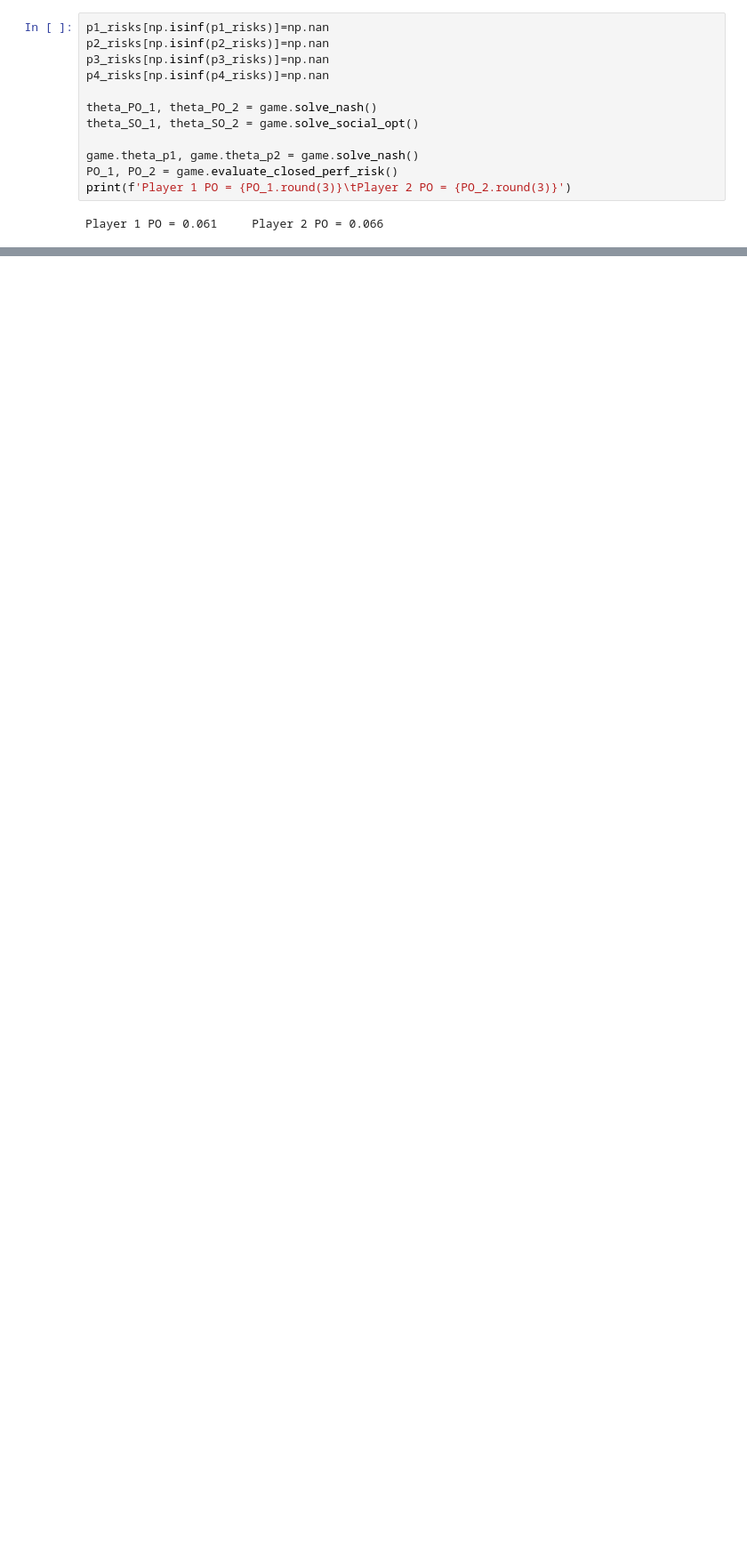
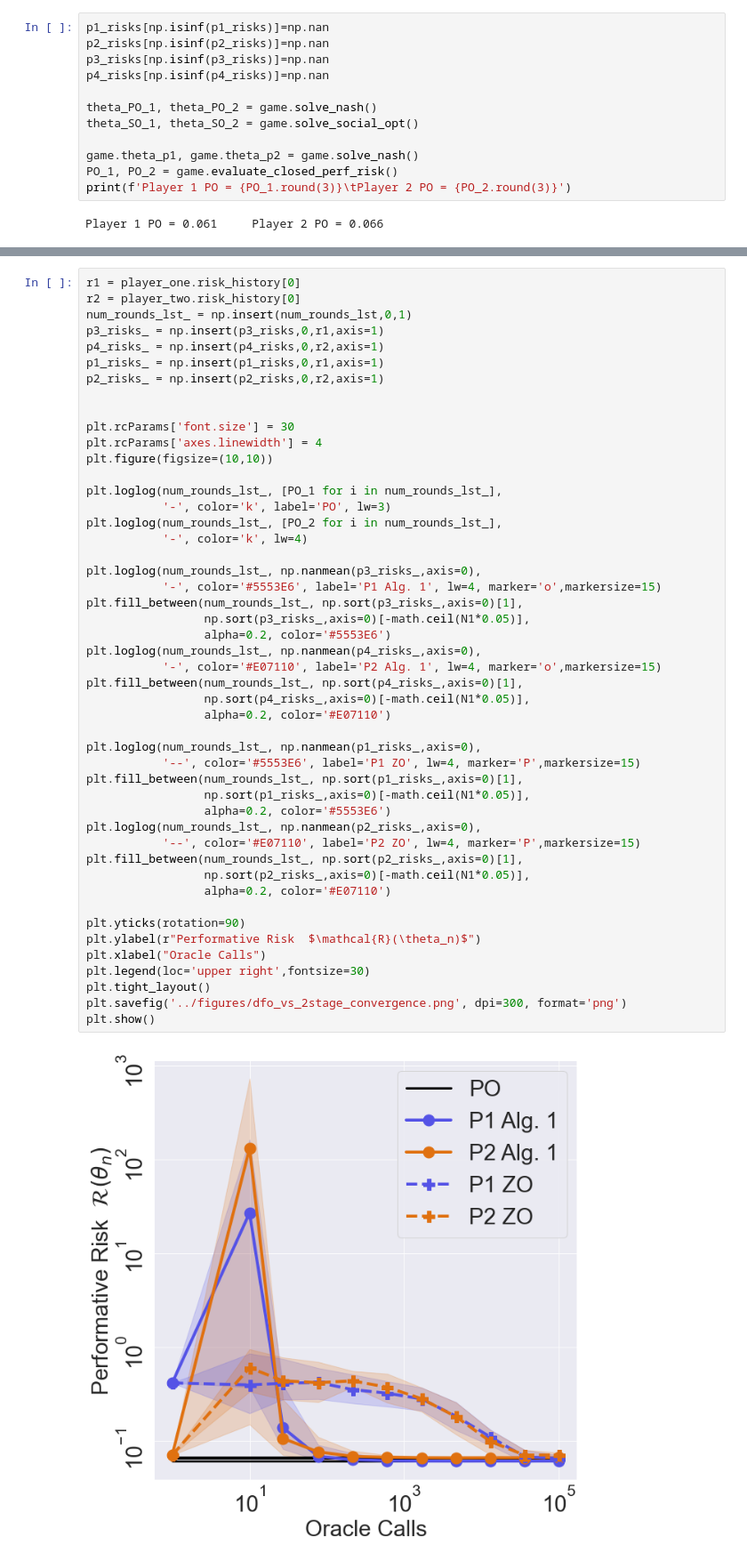
Before and after one commit to evanjfaulkner/DD-Games, a Jupyter notebook: Notebooks/fig1a.ipynb, the cells around one changed output, grey strips where cells are left out. Shown at 89% size. Cells and saved outputs as stored; diff of their text form; blank space fills up the shorter version.

```diff
--- a/Notebooks/fig1a.ipynb
+++ b/Notebooks/fig1a.ipynb
@@ -176,0 +177,50 @@ plt.show()
+# %%
+r1 = player_one.risk_history[0]
+r2 = player_two.risk_history[0]
+num_rounds_lst_ = np.insert(num_rounds_lst,0,1)
+p3_risks_ = np.insert(p3_risks,0,r1,axis=1)
+p4_risks_ = np.insert(p4_risks,0,r2,axis=1)
+p1_risks_ = np.insert(p1_risks,0,r1,axis=1)
+p2_risks_ = np.insert(p2_risks,0,r2,axis=1)
+
+
+plt.rcParams['font.size'] = 30
+plt.rcParams['axes.linewidth'] = 4
+plt.figure(figsize=(10,10))
+
+plt.loglog(num_rounds_lst_, [PO_1 for i in num_rounds_lst_],
+           '-', color='k', label='PO', lw=3)
+plt.loglog(num_rounds_lst_, [PO_2 for i in num_rounds_lst_],
+           '-', color='k', lw=4)
+
+plt.loglog(num_rounds_lst_, np.nanmean(p3_risks_,axis=0),
+           '-', color='#5553E6', label='P1 Alg. 1', lw=4, marker='o',markersize=15)
+plt.fill_between(num_rounds_lst_, np.sort(p3_risks_,axis=0)[1],
+                 np.sort(p3_risks_,axis=0)[-math.ceil(N1*0.05)],
+                 alpha=0.2, color='#5553E6')
+plt.loglog(num_rounds_lst_, np.nanmean(p4_risks_,axis=0),
+           '-', color='#E07110', label='P2 Alg. 1', lw=4, marker='o',markersize=15)
+plt.fill_between(num_rounds_lst_, np.sort(p4_risks_,axis=0)[1],
+                 np.sort(p4_risks_,axis=0)[-math.ceil(N1*0.05)],
+                 alpha=0.2, color='#E07110')
+
+plt.loglog(num_rounds_lst_, np.nanmean(p1_risks_,axis=0),
+           '--', color='#5553E6', label='P1 ZO', lw=4, marker='P',markersize=15)
+plt.fill_between(num_rounds_lst_, np.sort(p1_risks_,axis=0)[1],
+                 np.sort(p1_risks_,axis=0)[-math.ceil(N1*0.05)],
+                 alpha=0.2, color='#5553E6')
+plt.loglog(num_rounds_lst_, np.nanmean(p2_risks_,axis=0),
+           '--', color='#E07110', label='P2 ZO', lw=4, marker='P',markersize=15)
+plt.fill_between(num_rounds_lst_, np.sort(p2_risks_,axis=0)[1],
+                 np.sort(p2_risks_,axis=0)[-math.ceil(N1*0.05)],
+                 alpha=0.2, color='#E07110')
+
+plt.yticks(rotation=90)
+plt.ylabel(r"Performative Risk  $\mathcal{R}(\theta_n)$")
+plt.xlabel("Oracle Calls")
+plt.legend(loc='upper right',fontsize=30)
+plt.tight_layout()
+plt.savefig('../figures/dfo_vs_2stage_convergence.png', dpi=300, format='png')
+plt.show()
+# %% [output]
+[figure, added]
```
Also changed, not shown: parts of 2 cells of this notebook, 3 other files.
